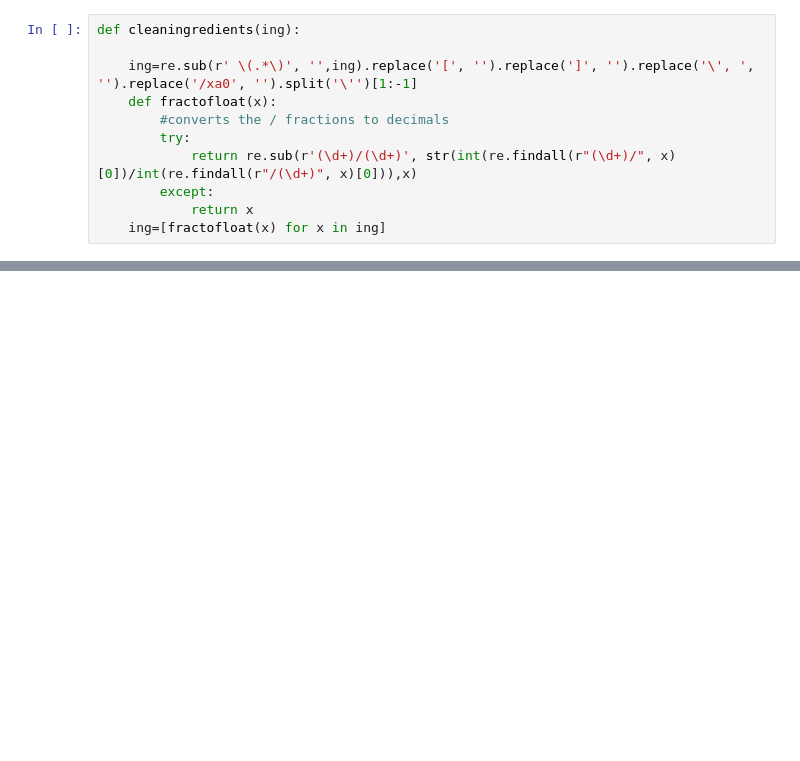
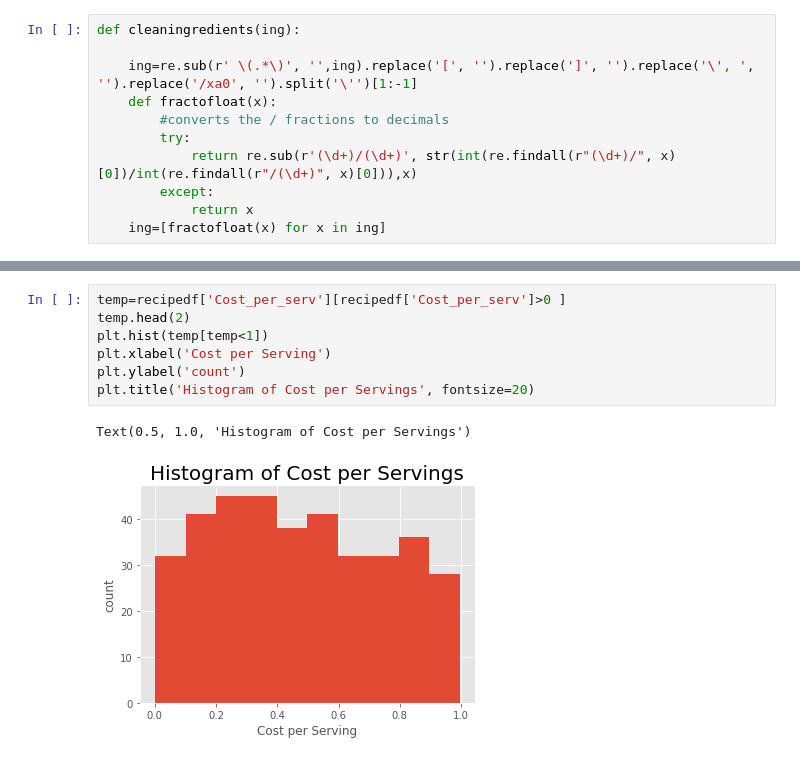
Before and after one commit to gabbyklein1/NYCDSA-Project1, a Jupyter notebook: project1git/FNdatacleaner.ipynb, the cells around one changed output, grey strips where cells are left out. Saved outputs shown, nothing was run; the diff lists cells and outputs as text; blank space fills up the shorter version.

```diff
--- a/project1git/FNdatacleaner.ipynb
+++ b/project1git/FNdatacleaner.ipynb
@@ -226,0 +417,10 @@ True
+# %%
+temp=recipedf['Cost_per_serv'][recipedf['Cost_per_serv']>0 ]
+temp.head(2)
+plt.hist(temp[temp<1])
+plt.xlabel('Cost per Serving')
+plt.ylabel('count')
+plt.title('Histogram of Cost per Servings', fontsize=20)
+# %% [output]
+Text(0.5, 1.0, 'Histogram of Cost per Servings')
+[figure, added]
```
Also changed, not shown: parts of 40 cells of this notebook, 4 other files.
